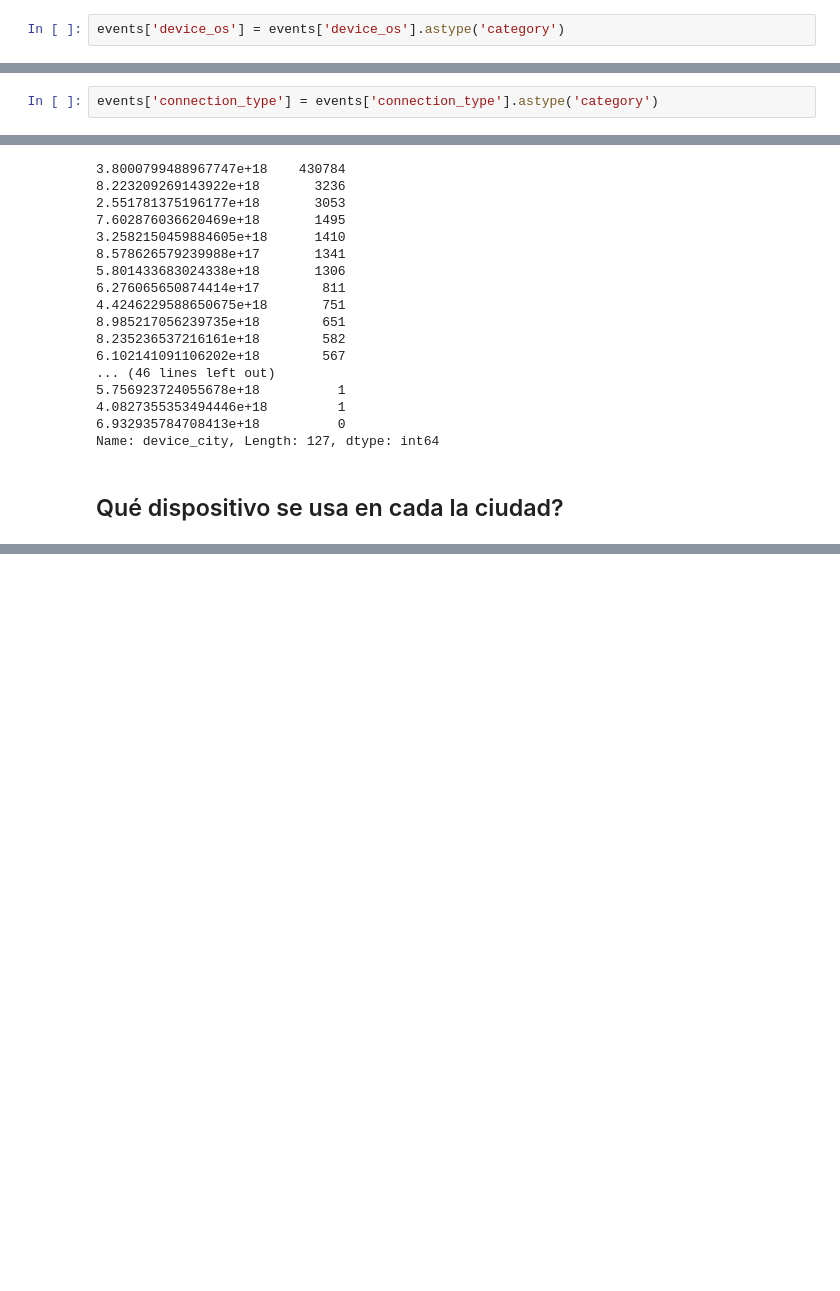
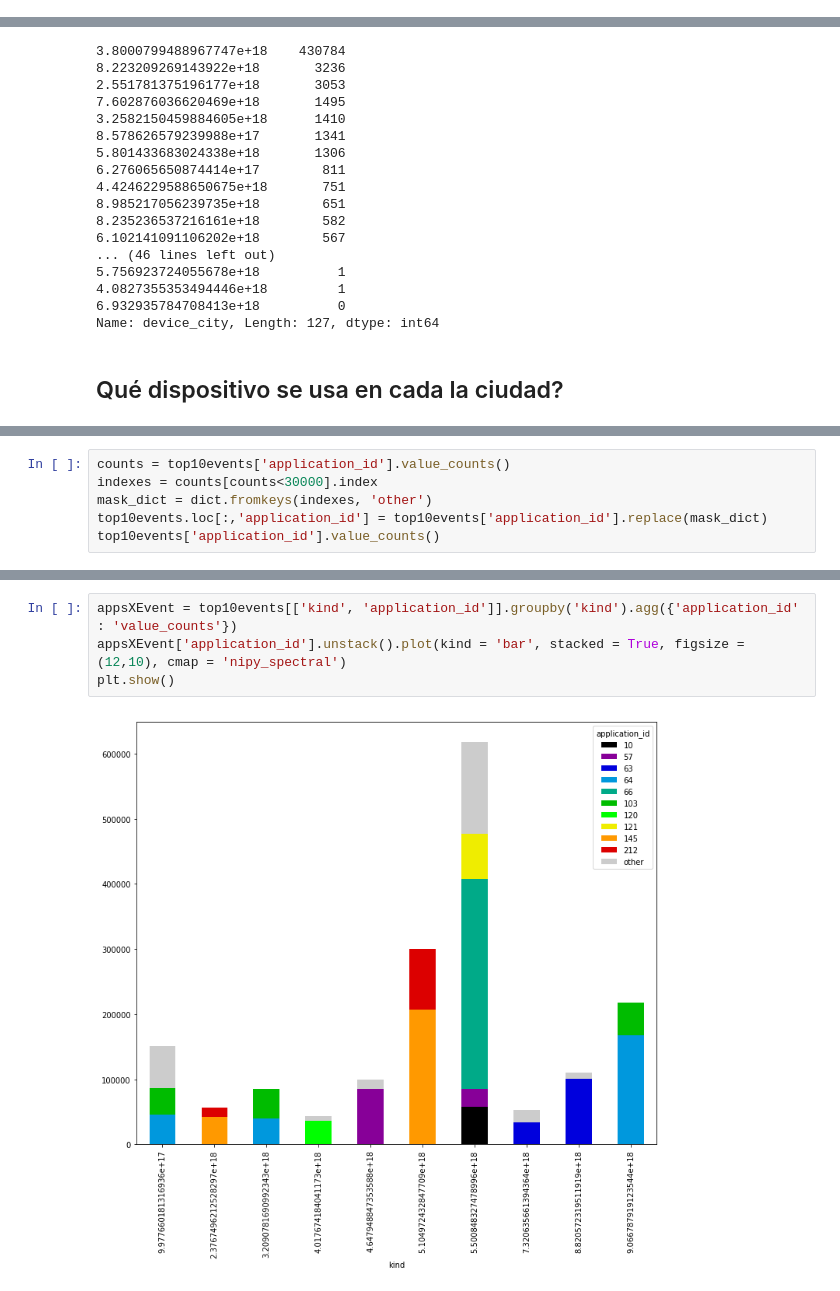
Before and after one commit to shizus/7506-1c2019, a Jupyter notebook: scripts/events.ipynb, the cells around one changed output, grey strips where cells are left out. Cells and saved outputs as stored; diff of their text form; blank space fills up the shorter version.

```diff
--- a/scripts/events.ipynb
+++ b/scripts/events.ipynb
@@ -395,8 +139,6 @@ events['device_os'].value_counts()
 2.7488313570525307e+18      6110
 5.916186881232351e+18        885
 Name: device_os, dtype: int64
-# %%
-events['device_os'] = events['device_os'].astype('category')
 # %%
 events['wifi'].value_counts()
 # %% [output]
@@ -418,5 +156,3 @@ CategoricalDtype(categories=['Cable/DSL', 'Cellular', 'Corporate'], ordered=Fals
 events['connection_type'].memory_usage(deep=True)
 # %% [output]
 2494780
-# %%
-events['connection_type'] = events['connection_type'].astype('category')
@@ -880,0 +603,6 @@ Name: device_model, Length: 2624, dtype: int64
+# %%
+counts = top10events['application_id'].value_counts()
+indexes = counts[counts<30000].index
+mask_dict = dict.fromkeys(indexes, 'other')
+top10events.loc[:,'application_id'] = top10events['application_id'].replace(mask_dict)
+top10events['application_id'].value_counts()
@@ -880,0 +622,6 @@ Name: device_model, Length: 2624, dtype: int64
+# %%
+appsXEvent = top10events[['kind', 'application_id']].groupby('kind').agg({'application_id' : 'value_counts'})
+appsXEvent['application_id'].unstack().plot(kind = 'bar', stacked = True, figsize = (12,10), cmap = 'nipy_spectral')
+plt.show()
+# %% [output]
+[figure, added]
```
Also changed, not shown: parts of 56 cells of this notebook.
